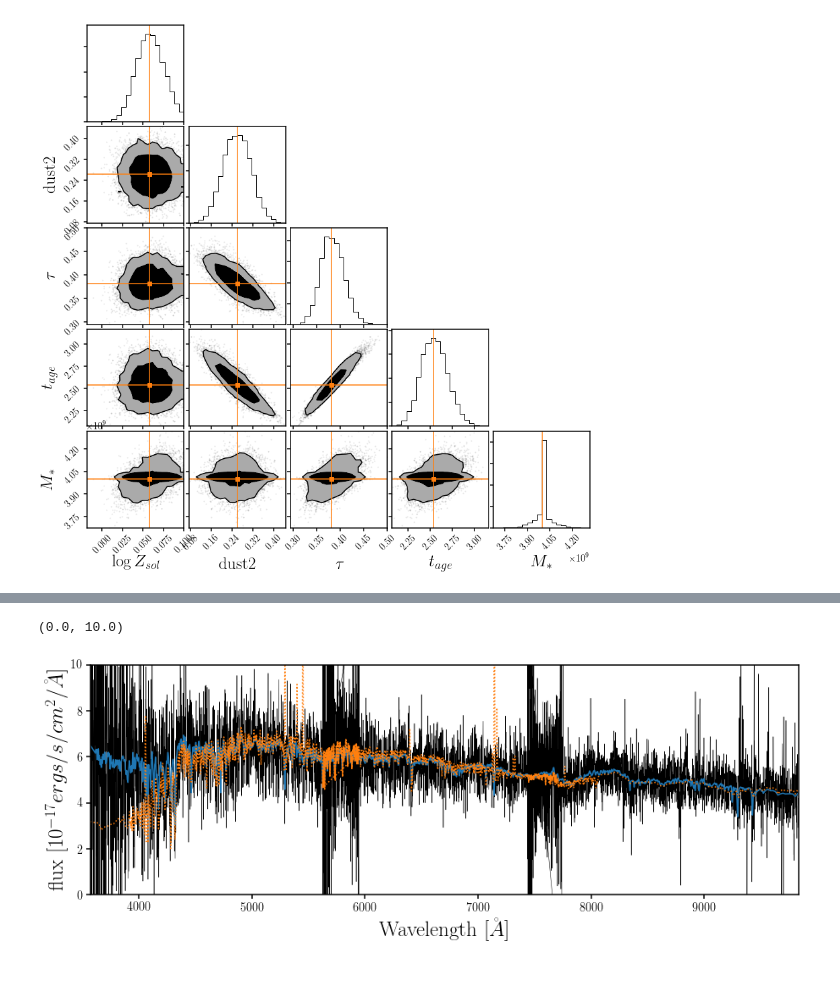
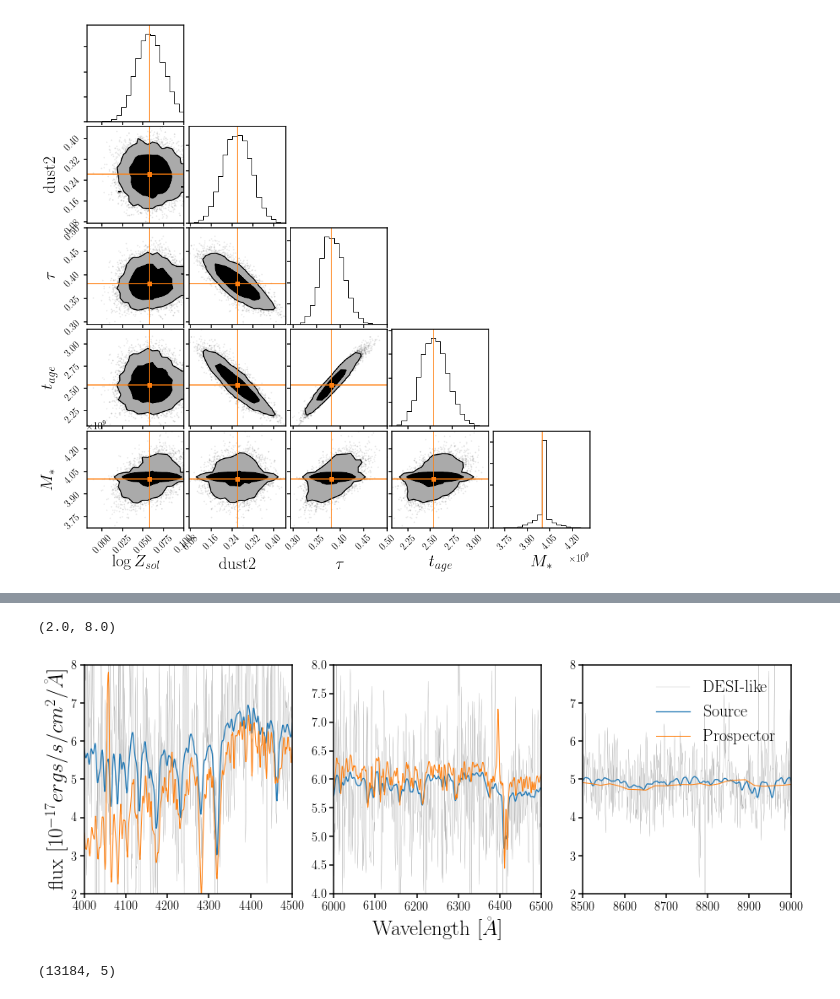
Before and after one commit to changhoonhahn/FOMOspec, a Jupyter notebook: notebook/local_prospector_emcee.ipynb, the cells around one changed output, grey strips where cells are left out. Saved outputs shown, nothing was run; the diff lists cells and outputs as text; code cells hidden in the pictures.

```diff
--- a/notebook/local_prospector_emcee.ipynb
+++ b/notebook/local_prospector_emcee.ipynb
@@ -95,18 +98,32 @@ flux_in = specin['flux_nodust_nonoise'] * 1e20
-# %%
-fig = plt.figure(figsize=(15,5))
-sub = fig.add_subplot(111)
-sub.plot(wave, flux, c='k', lw=0.5)
-
-sub.plot(wave_in, flux_in, c='C0')
-
-# MAP m(theta)
-sub.plot(wave, flux_map, c='C1', ls=':')
-
-sub.set_xlabel('Wavelength [$\AA$]', fontsize=25)
-sub.set_xlim([wave.min(), wave.max()])
-sub.set_ylabel('flux [$10^{-17} ergs/s/cm^2/\AA$]', fontsize=25)
-sub.set_ylim([0., 10.])
-# %% [output]
-(0.0, 10.0)
-[figure, removed]
+# %%
+fig = plt.figure(figsize=(15,5))
+sub = fig.add_subplot(131)
+sub.plot(wave, flux, c='k', lw=0.1, label='DESI-like')
+sub.plot(wave_in, flux_in, c='C0', lw=1.25, label='Source')
+# MAP m(theta)
+sub.plot(wave, flux_map, c='C1', lw=1, ls='-', label='MAP')
+sub.set_xlim([4e3, 4.5e3])
+sub.set_ylabel('flux [$10^{-17} ergs/s/cm^2/\AA$]', fontsize=25)
+sub.set_ylim([2., 8.])
+
+sub = fig.add_subplot(132)
+sub.plot(wave, flux, c='k', lw=0.1, label='DESI-like')
+sub.plot(wave_in, flux_in, c='C0', lw=1.25, label='Source')
+# MAP m(theta)
+sub.plot(wave, flux_map, c='C1', lw=1, ls='-', label='MAP')
+sub.set_xlabel('Wavelength [$\AA$]', fontsize=25)
+sub.set_xlim([6e3, 6.5e3])
+sub.set_ylim([4., 8.])
+
+sub = fig.add_subplot(133)
+sub.plot(wave, flux, c='k', lw=0.1, label='DESI-like')
+sub.plot(wave_in, flux_in, c='C0', lw=1.25, label='Source')
+# MAP m(theta)
+sub.plot(wave, flux_map, c='C1', lw=1, ls='-', label='Prospector ')
+sub.legend(loc='upper right', fontsize=20)
+sub.set_xlim([8.5e3, 9e3])
+sub.set_ylim([2., 8.])
+# %% [output]
+(2.0, 8.0)
+[figure, added]
 # %%
@@ -119,4 +134,8 @@ def read_input(galID):
     return gal_input
 # %%
 gal_input = read_input(galid)
+# %%
+chain_flat.shape
+# %% [output]
+(13184, 5)
 # %%
```
Also changed, not shown: parts of 11 cells of this notebook, 4 other files.
